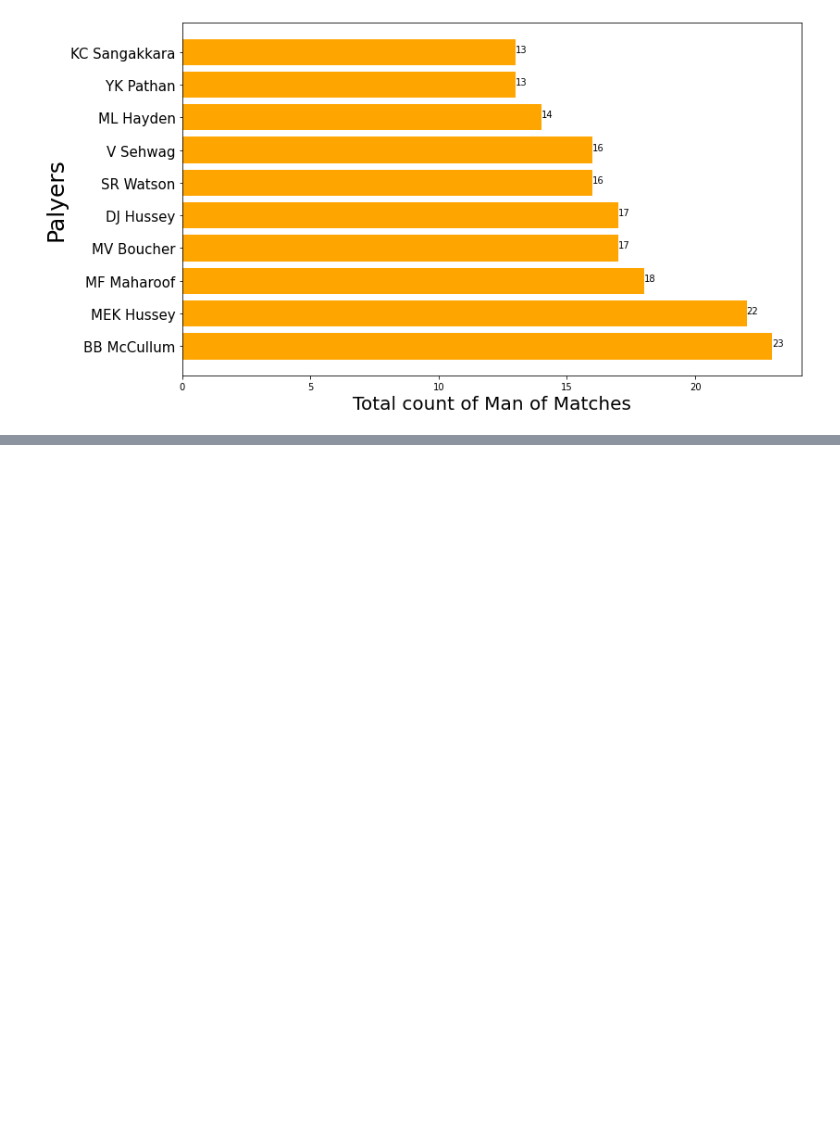
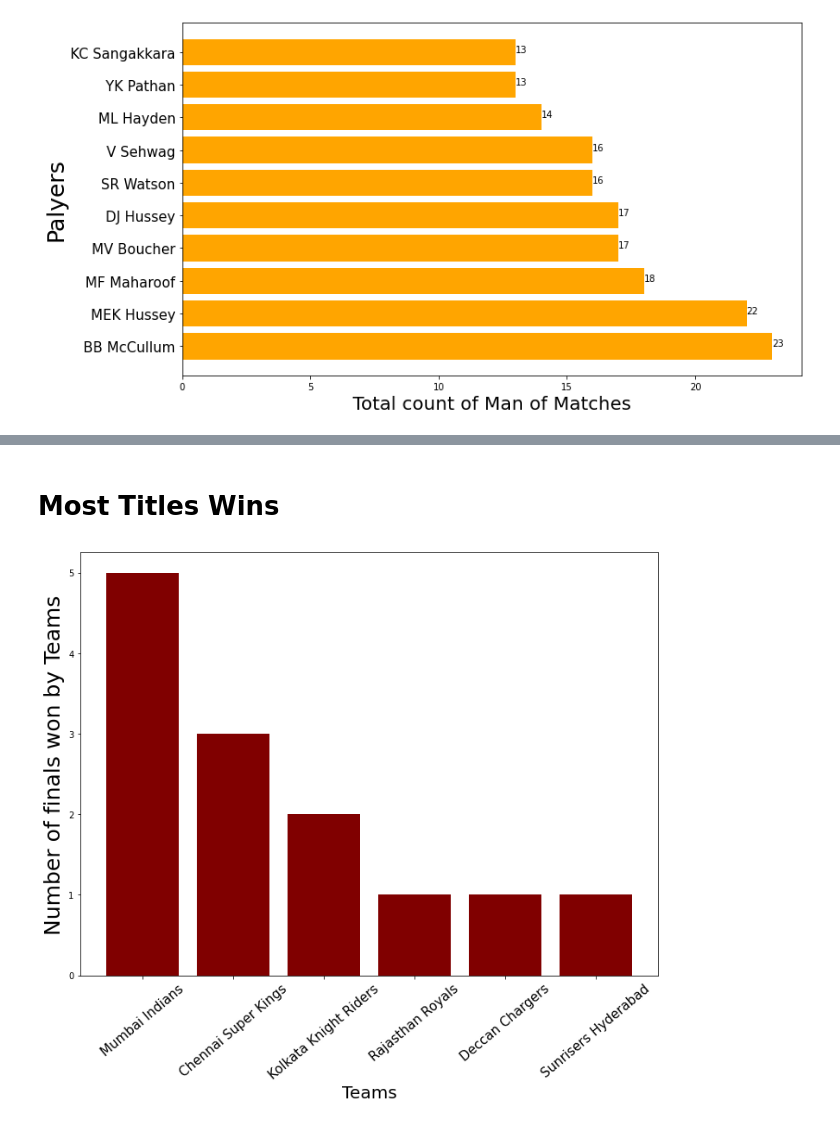
Before and after one commit to subhamyadav580/Data-Analysis-with-IPL-Dataset, a Jupyter notebook: IPL.ipynb, the cells around one changed output, grey strips where cells are left out. Cells and saved outputs as stored; diff of their text form; code cells hidden in the pictures; blank space fills up the shorter version.

```diff
--- a/IPL.ipynb
+++ b/IPL.ipynb
@@ -416,0 +440,29 @@ plt.show()
+# %% [markdown]
+# **Most Titles Wins**
+# %%
+years = list(matchData.season.unique())
+finalWinners = []
+teams = []
+winnersFrequency = []
+for year in years:
+  totalMatches = len(list(matchData[matchData.season==year]['winner']))
+  finalWinners.append(list(matchData[matchData.season==year]['winner'])[totalMatches - 1])
+
+winnersCollection = collections.Counter(finalWinners).most_common()
+
+for (key, value) in winnersCollection:
+  teams.append(key)
+  winnersFrequency.append(value)
+# %%
+fig = plt.figure(figsize=(12, 9))
+
+ax = fig.add_subplot()
+plt.bar(range(len(teams)), winnersFrequency, color='maroon')
+
+ax.set_xticks(range(len(teams)))
+ax.set_xticklabels(teams, fontsize=15, rotation=40)
+plt.xlabel('Teams', fontsize=20)
+plt.ylabel('Number of finals won by Teams', fontsize=25)
+plt.show()
+# %% [output]
+[figure, added]
```
Also changed, not shown: parts of 26 cells of this notebook.
